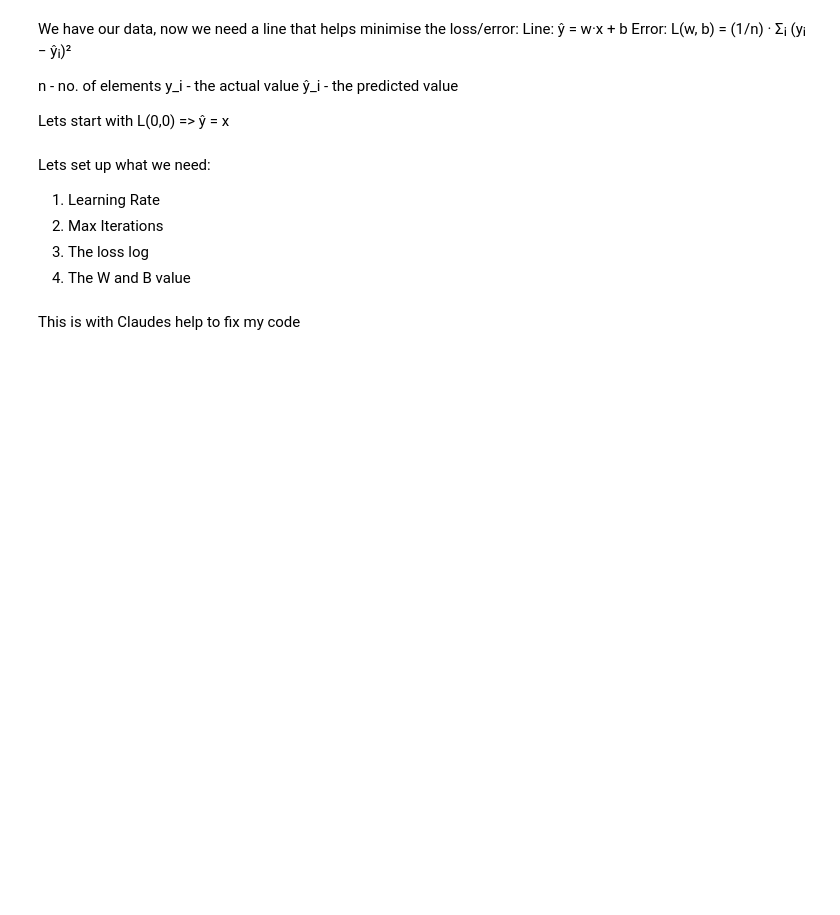
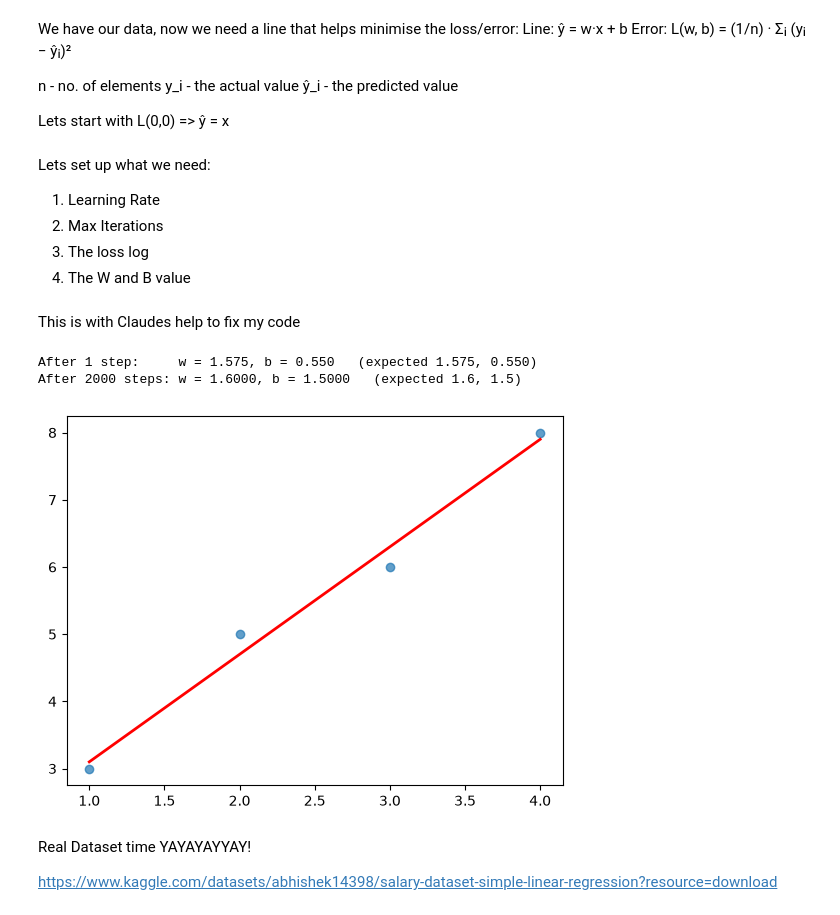
Before and after one commit to ShshankJha/ML-Pathway, a Jupyter notebook: linear-regression.ipynb, the cells around one changed output. Saved outputs shown, nothing was run; the diff lists cells and outputs as text; code cells hidden in the pictures; blank space fills up the shorter version.

Commit message:
yay we acc did it on a real dataset

```diff
--- a/linear-regression.ipynb
+++ b/linear-regression.ipynb
@@ -170,32 +170,45 @@ class LinearRegression:
         X = self._flat(X)
         y = self._flat(y)
         n = len(X)
         self.b = 0.0
         self.w = 0.0
         self.loss_log = []
 
         for _ in range(self.iter):
             residue = self.residuals(X,y)
             self.loss_log.append(np.mean(residue**2))
             # w gradient
             grad_w = (-2/n) * np.sum(residue * X)
             # b gradient
             grad_b = (-2/n) * np.sum(residue)
             # TODO 6: one step downhill for w and b
             self.w = self.w - (self.lr * grad_w)
             self.b = self.b - (self.lr * grad_b)
 
         return self
 
 if __name__ == "__main__":
     # The four students from the lesson
     X = np.array([1.0, 2.0, 3.0, 4.0])
     y = np.array([3.0, 5.0, 6.0, 8.0])
 
     one_step = LinearRegression(lr=0.05, iteration=1).fit(X, y)
     print(f"After 1 step:     w = {one_step.w:.3f}, b = {one_step.b:.3f}   (expected 1.575, 0.550)")
 
     model = LinearRegression(lr=0.05, iteration=2000).fit(X, y)
     print(f"After 2000 steps: w = {model.w:.4f}, b = {model.b:.4f}   (expected 1.6, 1.5)")
-    print(f"First loss = {model.loss_log[0]:.2f} (expected 33.50), final MSE = {model.MSE(X, y):.4f} (expected 0.05)")
-    print(f"Prediction for 5 hours: {model.predictor([5.0])[0]:.2f}   (expected 9.5)")
+
+    plt.scatter(x= df["x"], y=df["y"], label = 'data', alpha =0.7)
+    x_vals = np.linspace(df['x'].min(), df['x'].max(), 200)
+    y_vals = model.w * x_vals + model.b
+
+    plt.plot(
+    x_vals, y_vals, color='red', linewidth=2, label='Equation: ')
+# %% [output]
+After 1 step:     w = 1.575, b = 0.550   (expected 1.575, 0.550)
+After 2000 steps: w = 1.6000, b = 1.5000   (expected 1.6, 1.5)
+[figure, added]
+# %% [markdown]
+Real Dataset time YAYAYAYYAY!
+
+https://www.kaggle.com/datasets/abhishek14398/salary-dataset-simple-linear-regression?resource=download
```
Also changed, not shown: parts of 5 cells of this notebook, 1 other file.
